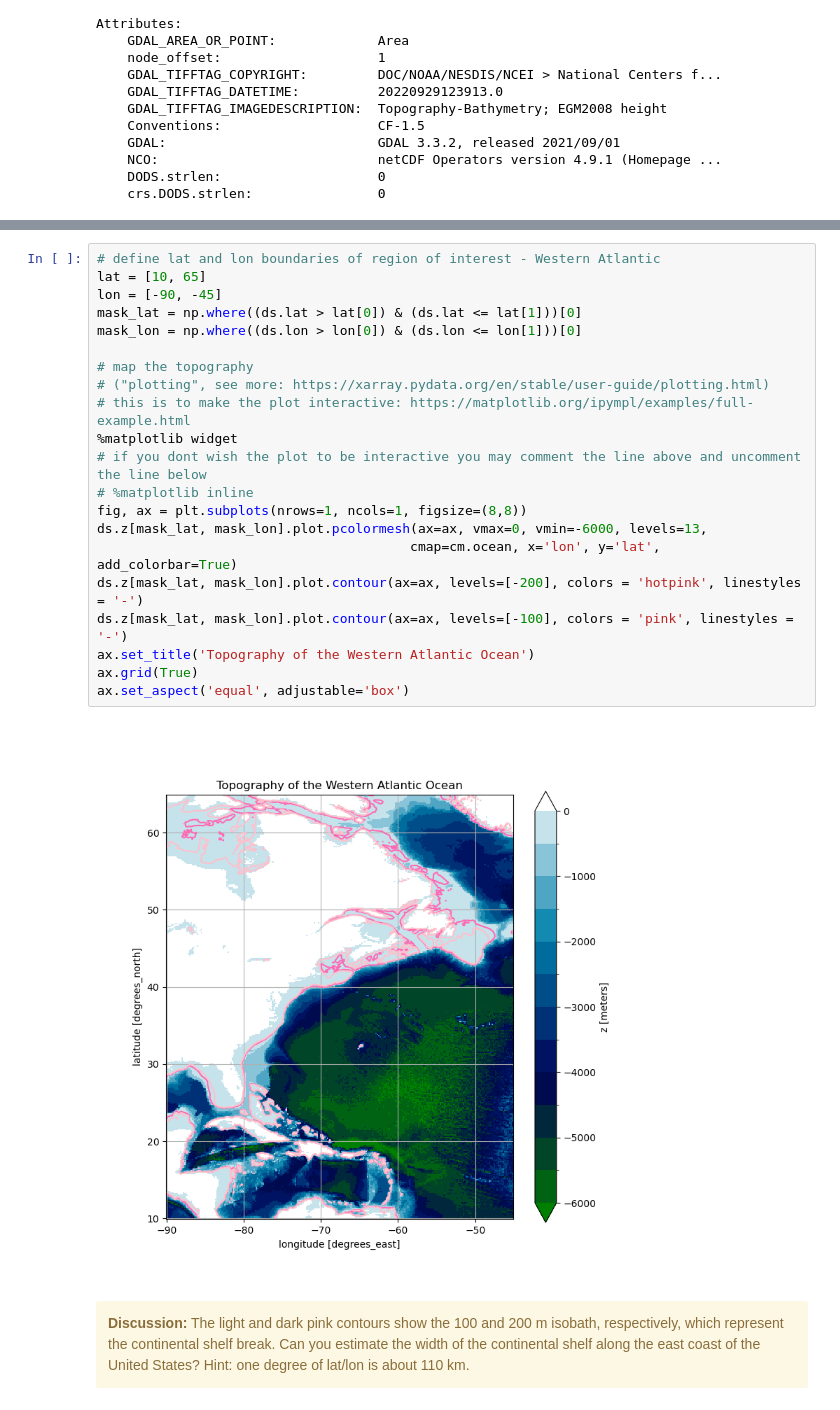
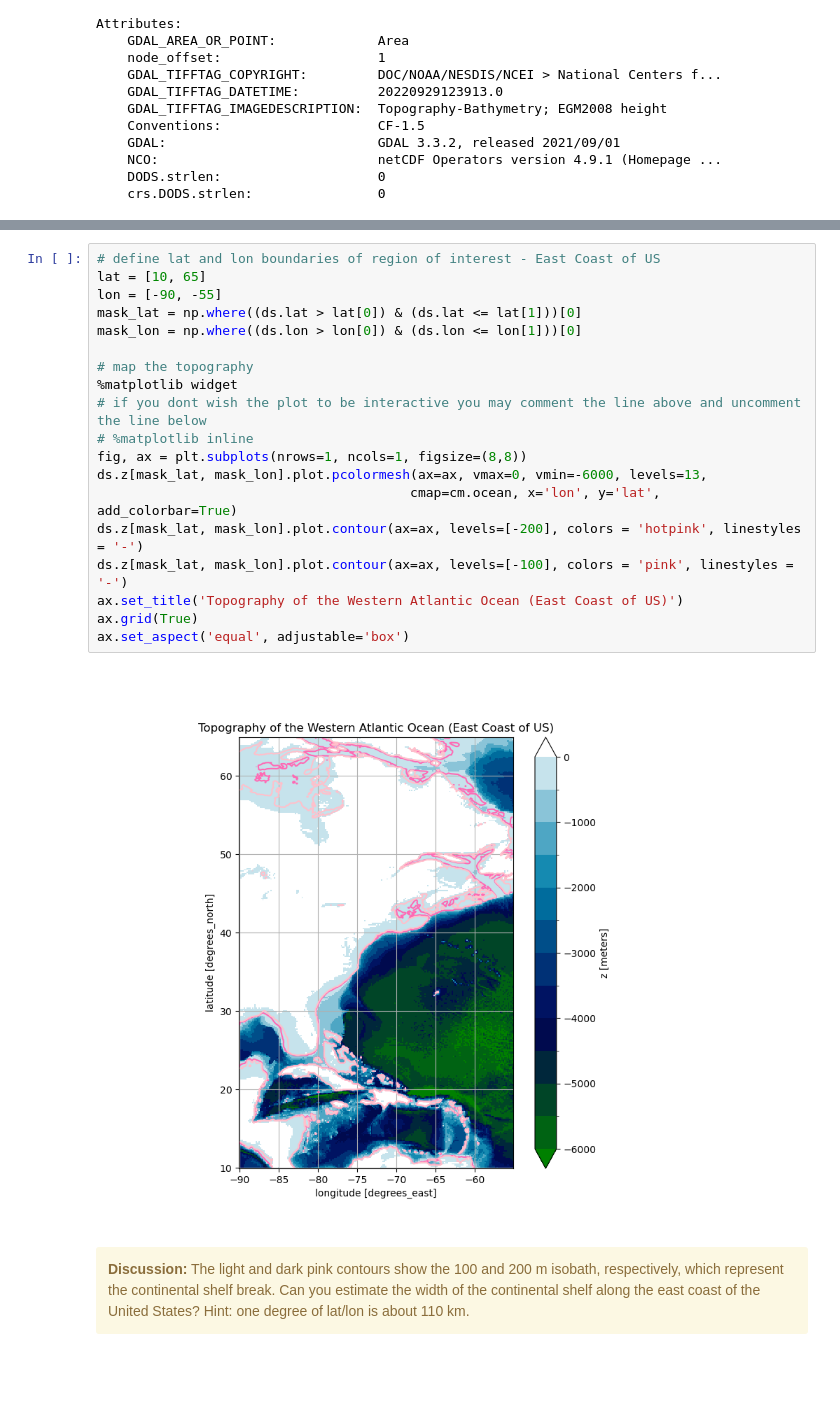
Before and after one commit to ShuwenTan-PO/MARN-3060, a Jupyter notebook: notebooks/Lecture01-Introduction_and_overview_of_coastal_systems.ipynb, the cells around one changed output, grey strips where cells are left out. Cells and saved outputs as stored; diff of their text form; blank space fills up the shorter version.

```diff
--- a/notebooks/Lecture01-Introduction_and_overview_of_coastal_systems.ipynb
+++ b/notebooks/Lecture01-Introduction_and_overview_of_coastal_systems.ipynb
@@ -80,26 +99,24 @@ Attributes:
 # %%
-# define lat and lon boundaries of region of interest - Western Atlantic
+# define lat and lon boundaries of region of interest - East Coast of US
 lat = [10, 65]
-lon = [-90, -45]
+lon = [-90, -55]
 mask_lat = np.where((ds.lat > lat[0]) & (ds.lat <= lat[1]))[0]
 mask_lon = np.where((ds.lon > lon[0]) & (ds.lon <= lon[1]))[0]
 
 # map the topography
-# ("plotting", see more: https://xarray.pydata.org/en/stable/user-guide/plotting.html)
-# this is to make the plot interactive: https://matplotlib.org/ipympl/examples/full-example.html
 %matplotlib widget
 # if you dont wish the plot to be interactive you may comment the line above and uncomment the line below
 # %matplotlib inline
 fig, ax = plt.subplots(nrows=1, ncols=1, figsize=(8,8))
 ds.z[mask_lat, mask_lon].plot.pcolormesh(ax=ax, vmax=0, vmin=-6000, levels=13,
                                         cmap=cm.ocean, x='lon', y='lat', add_colorbar=True)
 ds.z[mask_lat, mask_lon].plot.contour(ax=ax, levels=[-200], colors = 'hotpink', linestyles = '-')
 ds.z[mask_lat, mask_lon].plot.contour(ax=ax, levels=[-100], colors = 'pink', linestyles = '-')
-ax.set_title('Topography of the Western Atlantic Ocean')
+ax.set_title('Topography of the Western Atlantic Ocean (East Coast of US)')
 ax.grid(True)
 ax.set_aspect('equal', adjustable='box')
 # %% [output]
-[figure, old version]
+[figure, new version]
 # %% [markdown]
 <div class="alert alert-block alert-warning">
 <b>Discussion:</b> The light and dark pink contours show the 100 and 200 m isobath, respectively, which represent the continental shelf break. Can you estimate the width of the continental shelf along the east coast of the United States? Hint: one degree of lat/lon is about 110 km.
```
Also changed, not shown: parts of 5 cells of this notebook, 4 other files.
